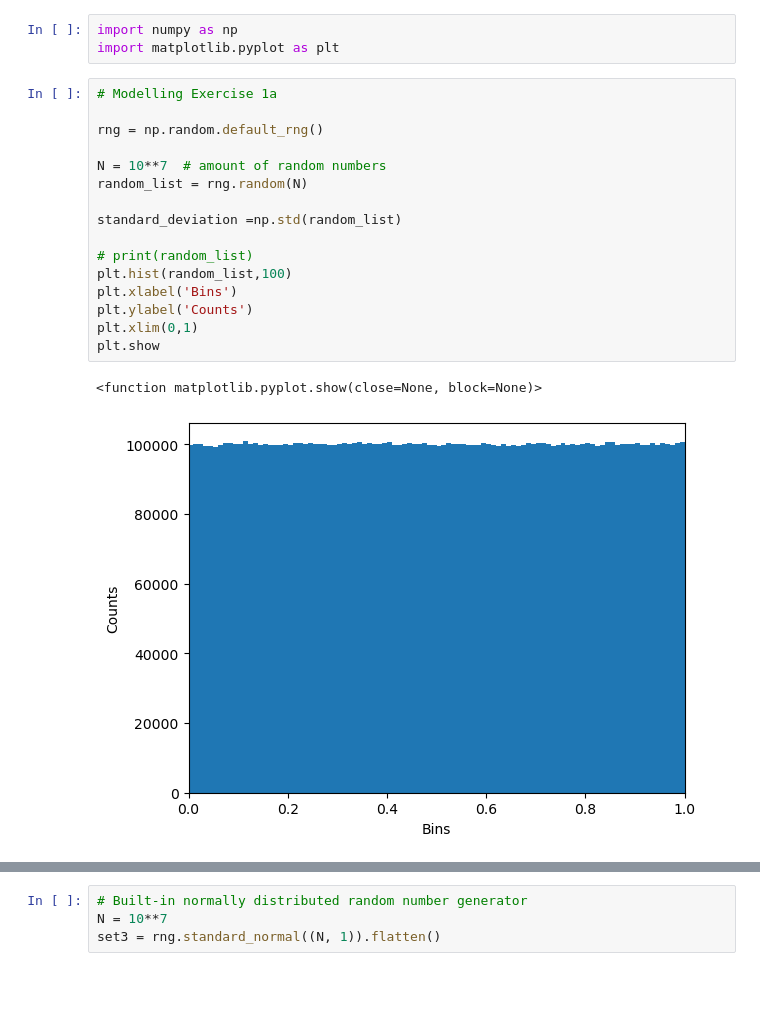
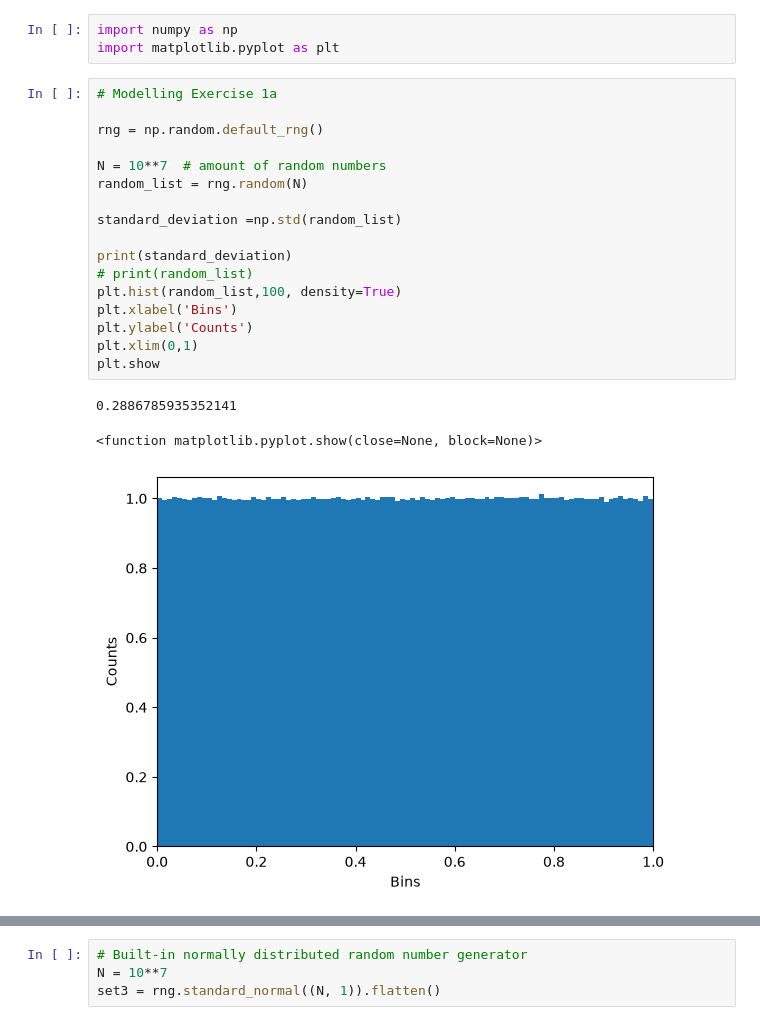
Before and after one commit to alexprogrammeert/3MA010-assignments-code, a Jupyter notebook: BD part/BD1 notebook.ipynb, the cells around one changed output, grey strips where cells are left out. Saved outputs shown, nothing was run; the diff lists cells and outputs as text; blank space fills up the shorter version.

```diff
--- a/BD part/BD1 notebook.ipynb
+++ b/BD part/BD1 notebook.ipynb
@@ -4,22 +4,24 @@ import matplotlib.pyplot as plt
 # %%
 # Modelling Exercise 1a
 
 rng = np.random.default_rng()
 
 N = 10**7  # amount of random numbers
 random_list = rng.random(N)
 
 standard_deviation =np.std(random_list)
 
+print(standard_deviation)
 # print(random_list)
-plt.hist(random_list,100)
+plt.hist(random_list,100, density=True)
 plt.xlabel('Bins')
 plt.ylabel('Counts')
 plt.xlim(0,1)
 plt.show
 # %% [output]
-<function matplotlib.pyplot.show(close=None, block=None)>
+0.2886785935352141
+<function matplotlib.pyplot.show(close=None, block=None)>
-[figure, old version]
+[figure, new version]
 # %%
 j=0
 while j<10:
```
Also changed, not shown: parts of 6 cells of this notebook.
